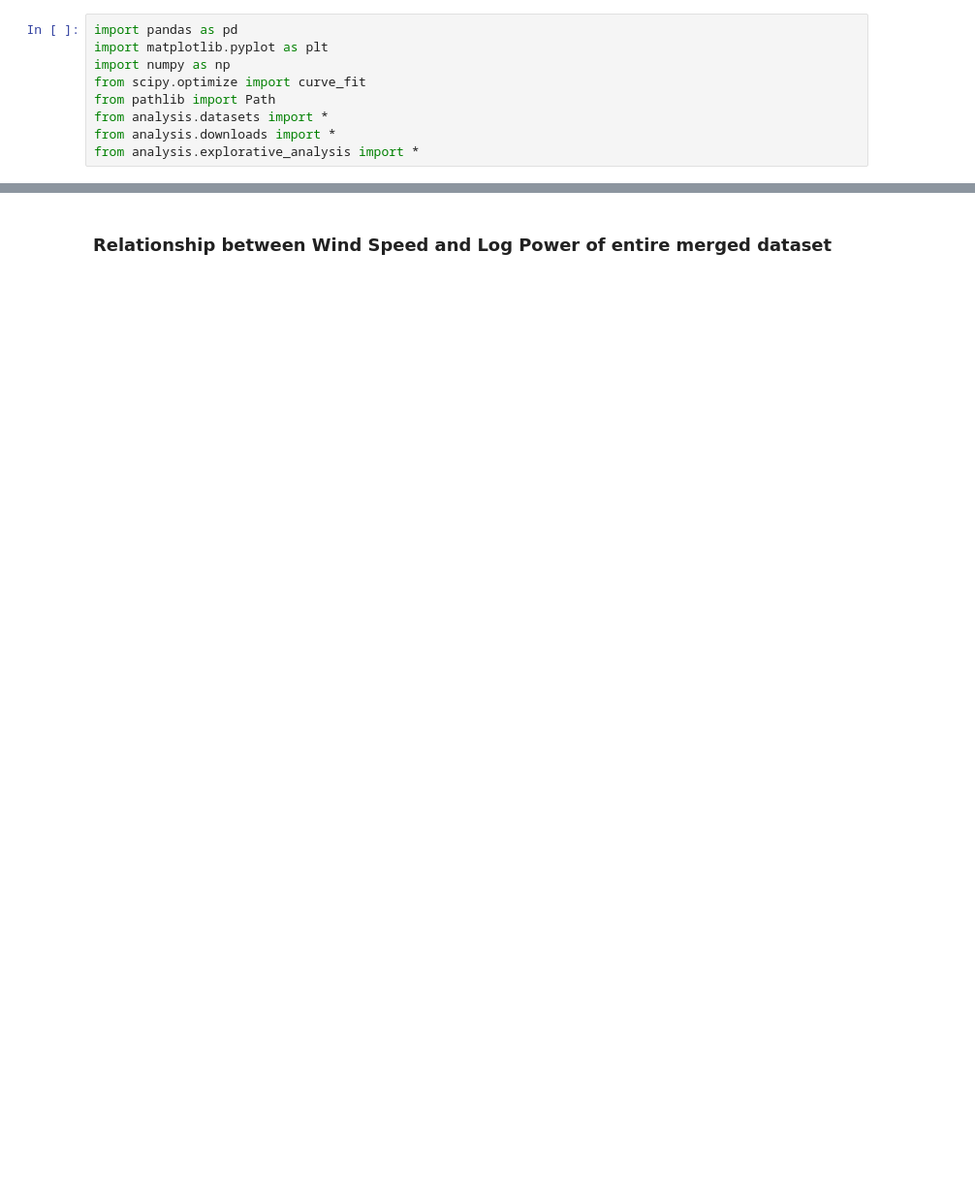
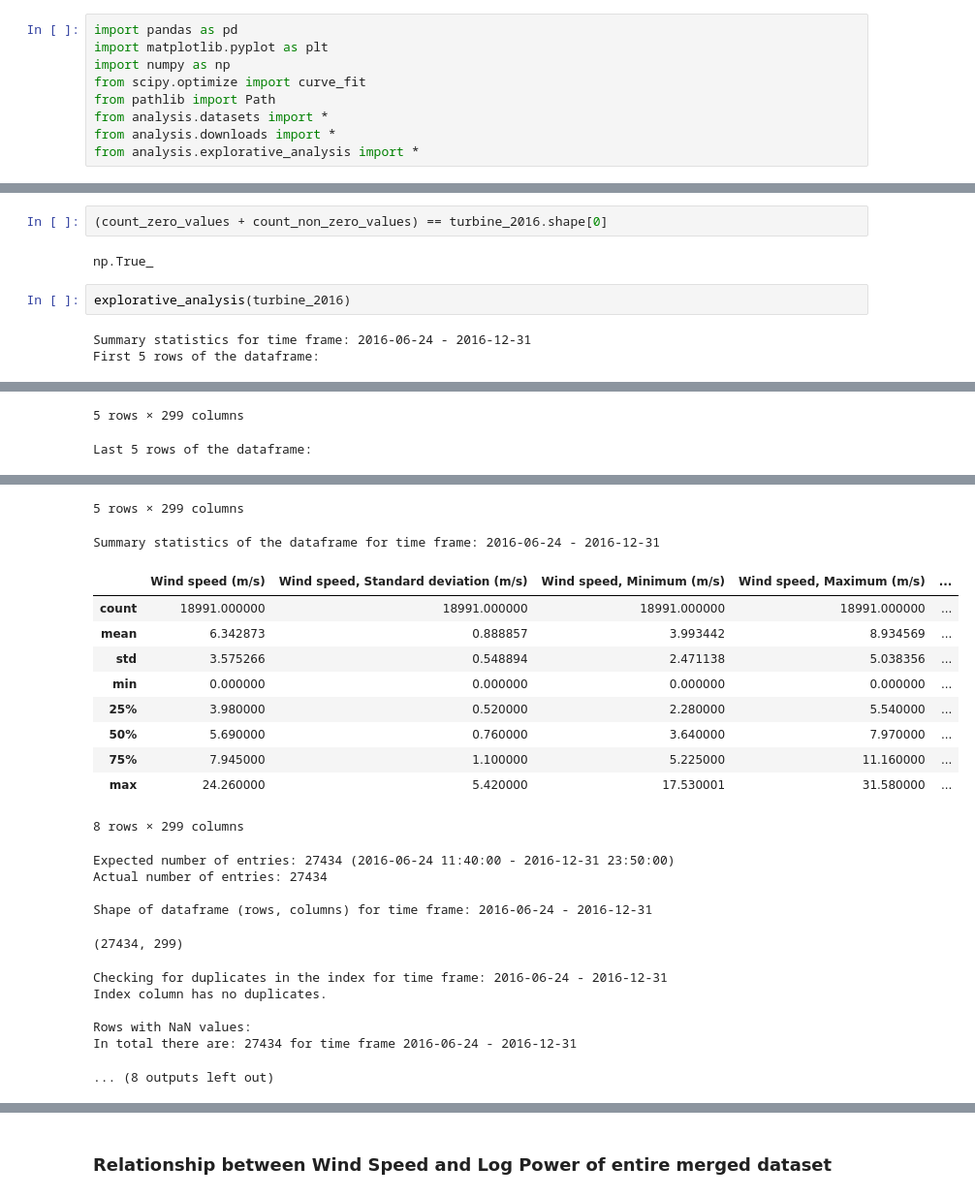
Before and after one commit to Manuel3567/master-thesis, a Jupyter notebook: notebooks/004_zenodo.ipynb, the cells around one changed output, grey strips where cells are left out. Shown at 97% size. Cells and saved outputs as stored; diff of their text form; blank space fills up the shorter version.

```diff
--- a/notebooks/004_zenodo.ipynb
+++ b/notebooks/004_zenodo.ipynb
@@ -588,0 +63,9 @@ turbine_log_powers['Log Power'] = np.log2(turbine_log_powers["Power (kW)"] + 16)
+# %%
+(count_zero_values + count_non_zero_values) == turbine_2016.shape[0]
+# %% [output]
+np.True_
+# %%
+explorative_analysis(turbine_2016)
+# %% [output]
+Summary statistics for time frame: 2016-06-24 - 2016-12-31
+First 5 rows of the dataframe:
@@ -588,0 +79,2 @@ turbine_log_powers['Log Power'] = np.log2(turbine_log_powers["Power (kW)"] + 16)
+5 rows × 299 columns
+Last 5 rows of the dataframe:
@@ -588,0 +88,23 @@ turbine_log_powers['Log Power'] = np.log2(turbine_log_powers["Power (kW)"] + 16)
+5 rows × 299 columns
+Summary statistics of the dataframe for time frame: 2016-06-24 - 2016-12-31
+|  | Wind speed (m/s) | Wind speed, Standard deviation (m/s) | Wind speed, Minimum (m/s) | Wind speed, Maximum (m/s) | ... |
+| count | 18991.000000 | 18991.000000 | 18991.000000 | 18991.000000 | ... |
+| mean | 6.342873 | 0.888857 | 3.993442 | 8.934569 | ... |
+| std | 3.575266 | 0.548894 | 2.471138 | 5.038356 | ... |
+| min | 0.000000 | 0.000000 | 0.000000 | 0.000000 | ... |
+| 25% | 3.980000 | 0.520000 | 2.280000 | 5.540000 | ... |
+| 50% | 5.690000 | 0.760000 | 3.640000 | 7.970000 | ... |
+| 75% | 7.945000 | 1.100000 | 5.225000 | 11.160000 | ... |
+| max | 24.260000 | 5.420000 | 17.530001 | 31.580000 | ... |
+8 rows × 299 columns
+Expected number of entries: 27434 (2016-06-24 11:40:00 - 2016-12-31 23:50:00)
+Actual number of entries: 27434
+
+Shape of dataframe (rows, columns) for time frame: 2016-06-24 - 2016-12-31
+(27434, 299)
+Checking for duplicates in the index for time frame: 2016-06-24 - 2016-12-31
+Index column has no duplicates.
+
+Rows with NaN values:
+In total there are: 27434 for time frame 2016-06-24 - 2016-12-31
+... (8 outputs left out)
```
Also changed, not shown: parts of 75 cells of this notebook, 7 other files.
